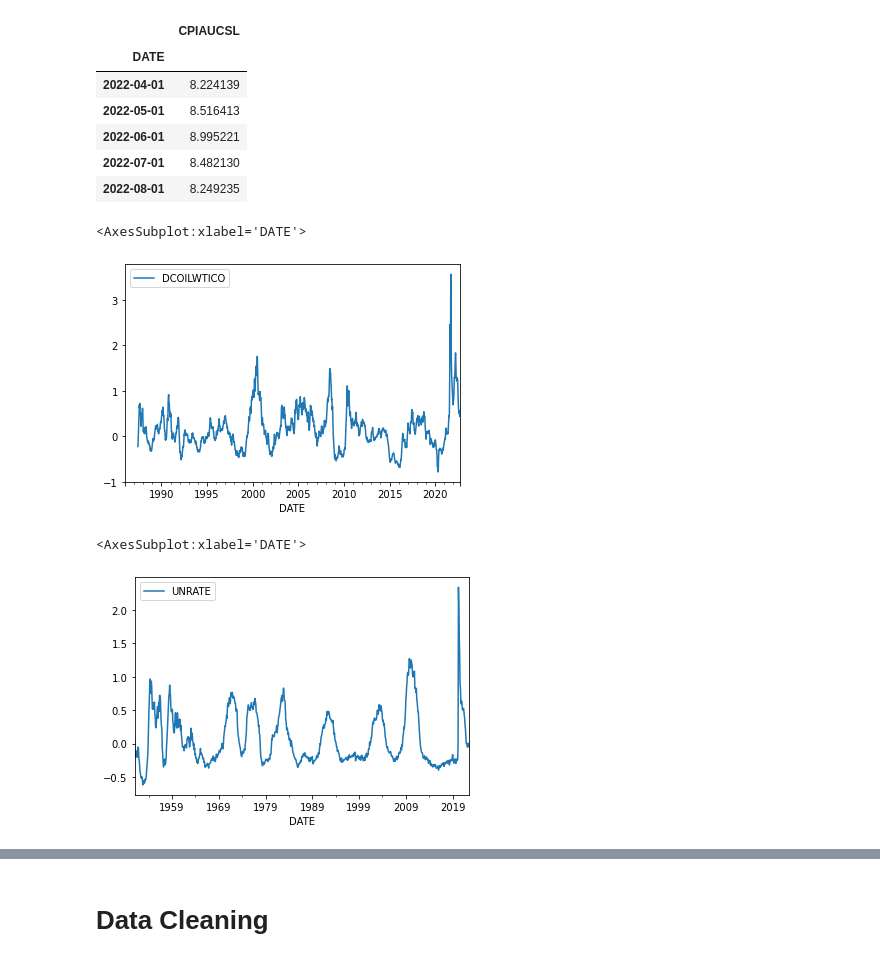
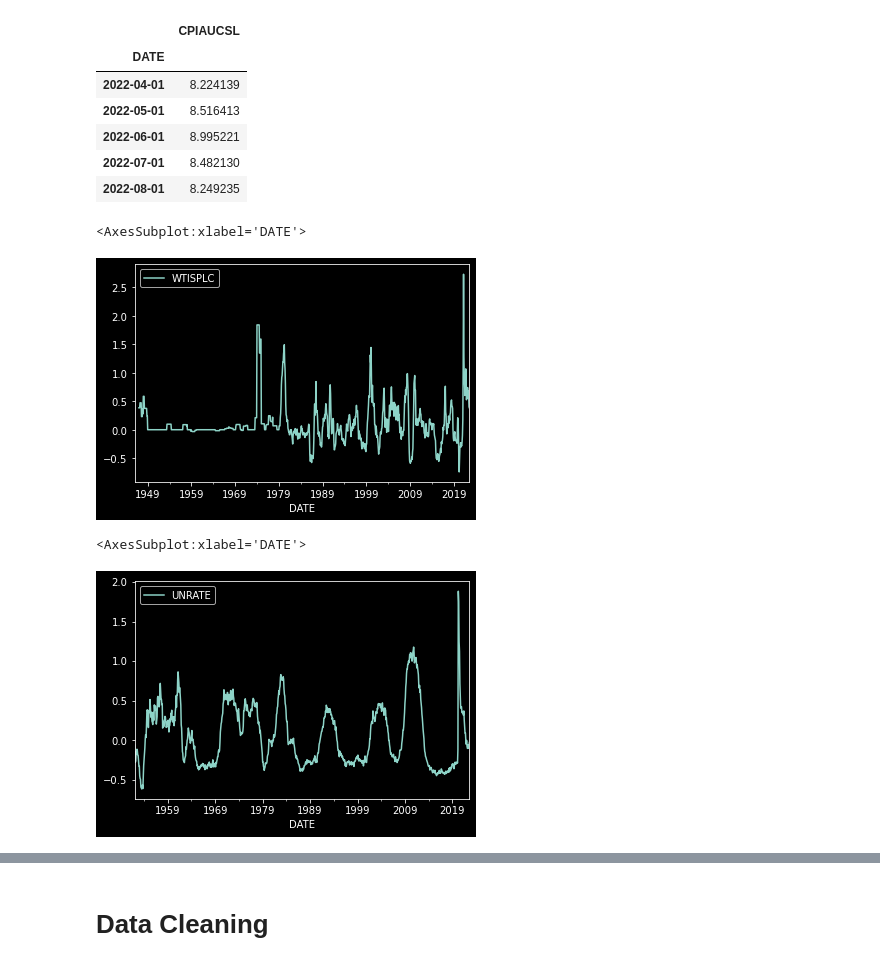
Before and after one commit to enexqnt/quantallocation, a Jupyter notebook: Inflation XGBoost.ipynb, the cells around one changed output, grey strips where cells are left out. Saved outputs shown, nothing was run; the diff lists cells and outputs as text; code cells hidden in the pictures.

```diff
--- a/Inflation XGBoost.ipynb
+++ b/Inflation XGBoost.ipynb
@@ -5,6 +5,8 @@ import matplotlib.pyplot as plt
 import warnings
 import seaborn as sns
 warnings.filterwarnings('ignore')
+
+plt.style.use("dark_background")
 # %% [markdown]
 # Import data
 
@@ -27,20 +29,20 @@ inflation.tail()
 | 2022-08-01 | 8.249235 |
 # %%
 oil=pd.read_csv('data/oil.csv',index_col='DATE',parse_dates=True)
-oil['DCOILWTICO']=pd.to_numeric(oil['DCOILWTICO'], errors='coerce')
-oil=oil.pct_change(360).rolling(12).mean()
+oil['WTISPLC']=pd.to_numeric(oil['WTISPLC'], errors='coerce')
+oil=oil.pct_change(12)
 oil.plot()
 # %% [output]
 <AxesSubplot:xlabel='DATE'>
-[figure, old version]
+[figure, new version]
 # %%
 unemployment=pd.read_csv('data/unemployment.csv',index_col='DATE',parse_dates=True)
 unemployment['UNRATE']=pd.to_numeric(unemployment['UNRATE'], errors='coerce').dropna()
-unemployment=unemployment.pct_change(36).dropna()
+unemployment=unemployment.pct_change(48).dropna()
 unemployment.plot()
 # %% [output]
 <AxesSubplot:xlabel='DATE'>
-[figure, old version]
+[figure, new version]
 # %%
 fincond=pd.read_csv('data/fincond.csv',index_col='DATE',parse_dates=True)
 fincond['NFCI']=pd.to_numeric(fincond['NFCI'], errors='coerce').dropna()
```
Also changed, not shown: parts of 24 cells of this notebook.
